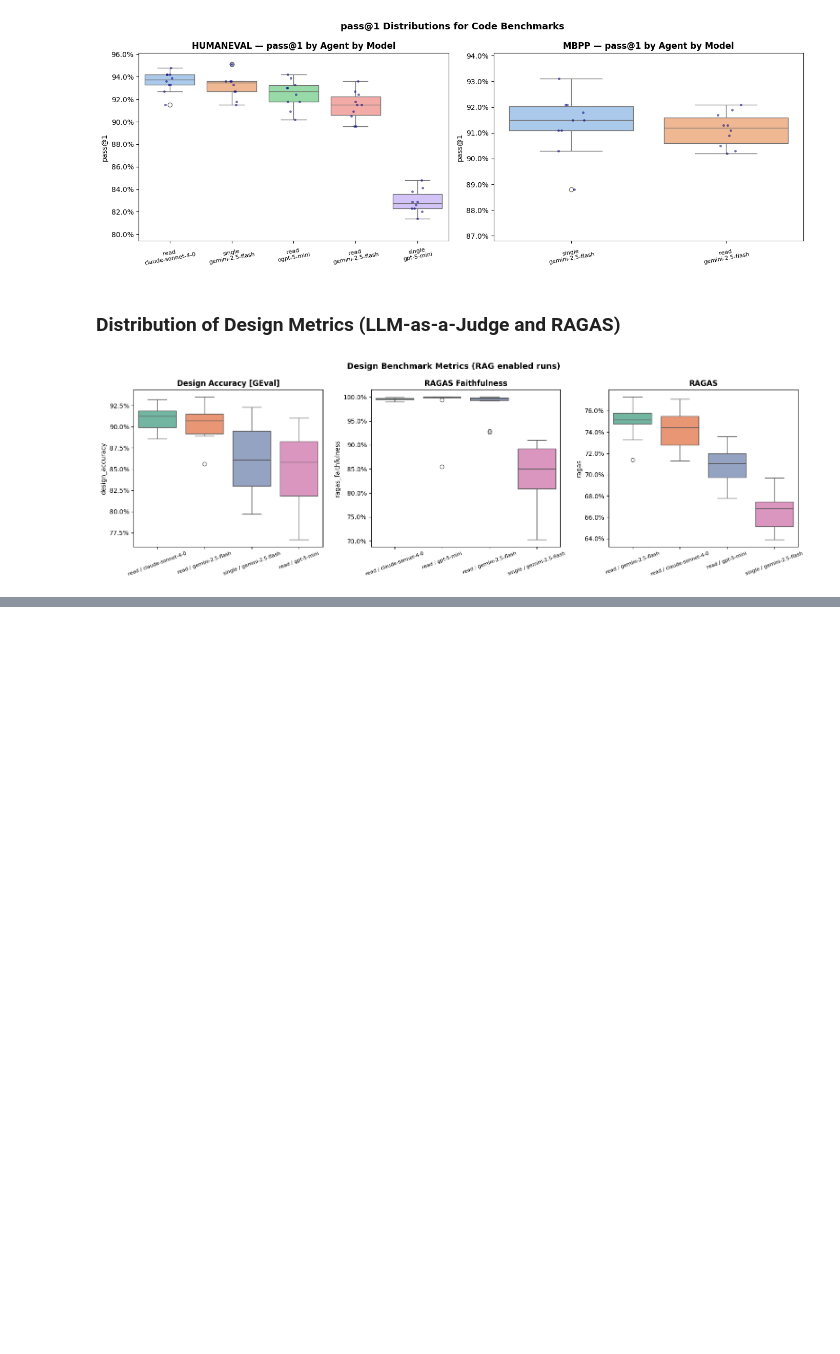
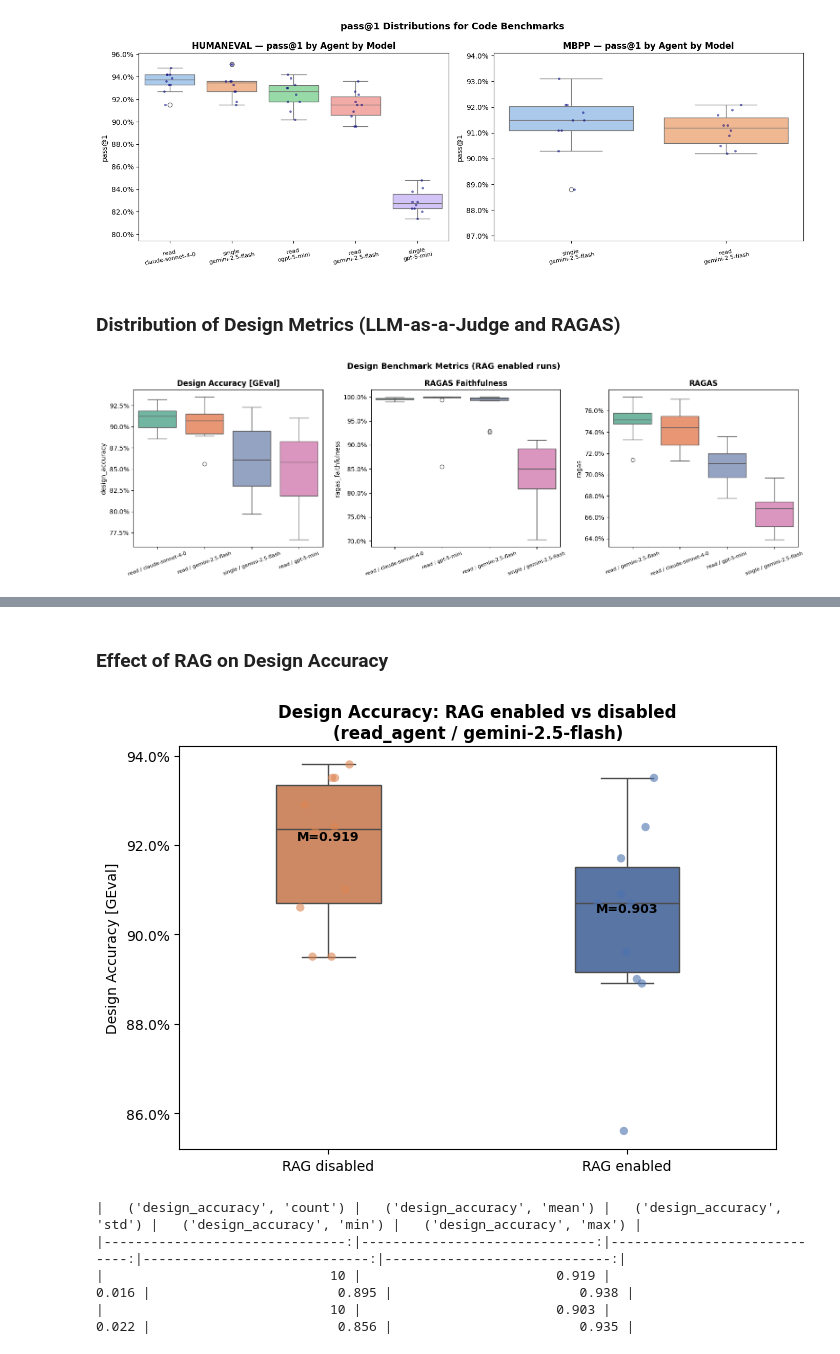
Before and after one commit to NU-Academics/read-mas, a Jupyter notebook: notebooks/data_analysis/data_analysis.ipynb, the cells around one changed output, grey strips where cells are left out. Drawn from its saved outputs; the diff is of its cells as text; code cells hidden in the pictures; blank space fills up the shorter version.

```diff
--- a/notebooks/data_analysis/data_analysis.ipynb
+++ b/notebooks/data_analysis/data_analysis.ipynb
@@ -592,0 +644,42 @@ plt.show()
+# %% [markdown]
+### Effect of RAG on Design Accuracy
+# %%
+# Box and strip plots for design_accuracy with vs without RAG
+df_bm_gemini = df_bm[
+    (df_bm['model'] == 'gemini-2.5-flash') &
+    (df_bm['agent'] == 'read_agent')
+].copy()
+df_bm_gemini['RAG'] = df_bm_gemini['rag'].map({True: 'RAG enabled', False: 'RAG disabled'})
+
+fig, ax = plt.subplots(figsize=(7, 5))
+order_rag = ['RAG disabled', 'RAG enabled']
+palette_rag = {'RAG enabled': '#4C72B0', 'RAG disabled': '#DD8452'}
+
+sns.boxplot(data=df_bm_gemini, x='RAG', y='design_accuracy', order=order_rag,
+            palette=palette_rag, width=0.35, fliersize=0, ax=ax)
+sns.stripplot(data=df_bm_gemini, x='RAG', y='design_accuracy', order=order_rag,
+            palette=palette_rag, size=6, jitter=True, alpha=0.6, ax=ax)
+
+# Annotate means
+for i, label in enumerate(order_rag):
+    vals = df_bm_gemini[df_bm_gemini['RAG'] == label]['design_accuracy']
+    ax.text(i, vals.mean() + 0.002, f'M={vals.mean():.3f}', ha='center',
+            fontsize=9, color='black', fontweight='bold')
+
+ax.set_title('Design Accuracy: RAG enabled vs disabled\n(read_agent / gemini-2.5-flash)',
+            fontweight='bold')
+ax.set_ylabel('Design Accuracy [GEval]')
+ax.yaxis.set_major_formatter(mticker.PercentFormatter(xmax=1, decimals=1))
+ax.set_xlabel('')
+plt.tight_layout()
+plt.show()
+
+# Summary statistics in a table
+print((df_bm_gemini.groupby('RAG')[['design_accuracy']]
+    .agg(['count', 'mean', 'std', 'min', 'max']).round(3)).to_markdown(index=False))
+# %% [output]
+[figure, added]
+|   ('design_accuracy', 'count') |   ('design_accuracy', 'mean') |   ('design_accuracy', 'std') |   ('design_accuracy', 'min') |   ('design_accuracy', 'max') |
+|-------------------------------:|------------------------------:|-----------------------------:|-----------------------------:|-----------------------------:|
+|                             10 |                         0.919 |                        0.016 |                        0.895 |                        0.938 |
+|                             10 |                         0.903 |                        0.022 |                        0.856 |                        0.935 |
```
Also changed, not shown: parts of 2 cells of this notebook.
